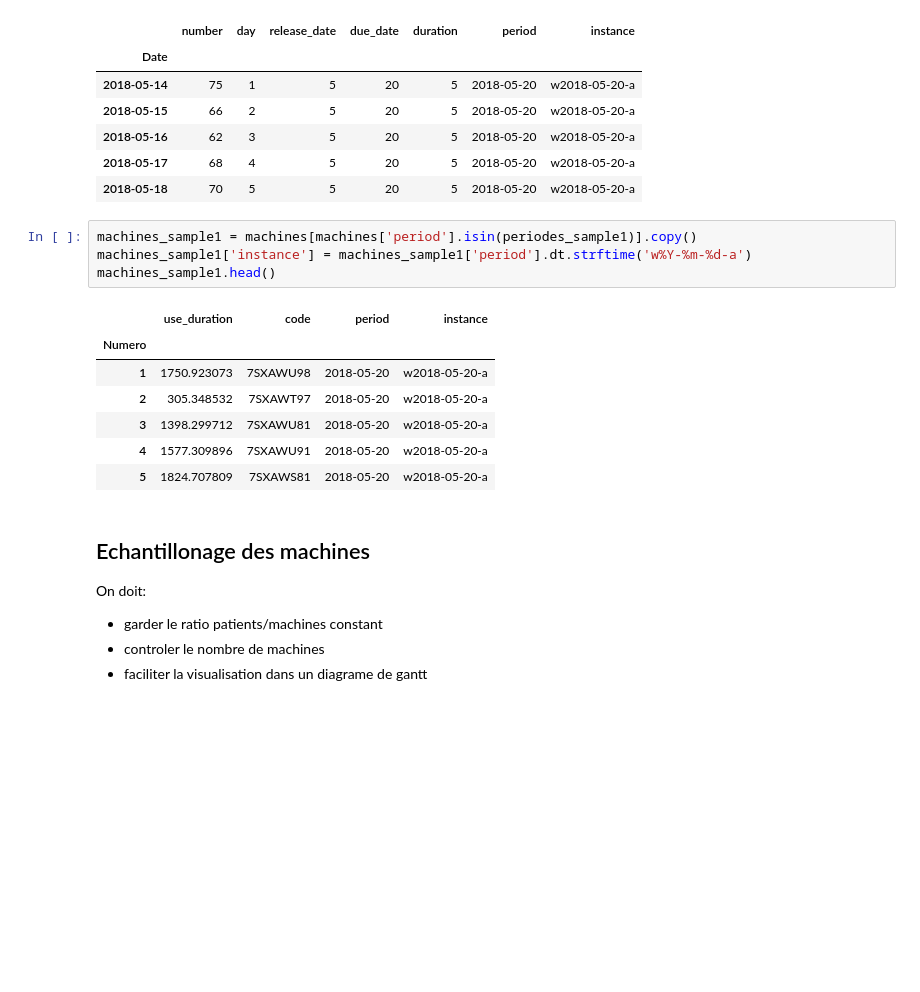
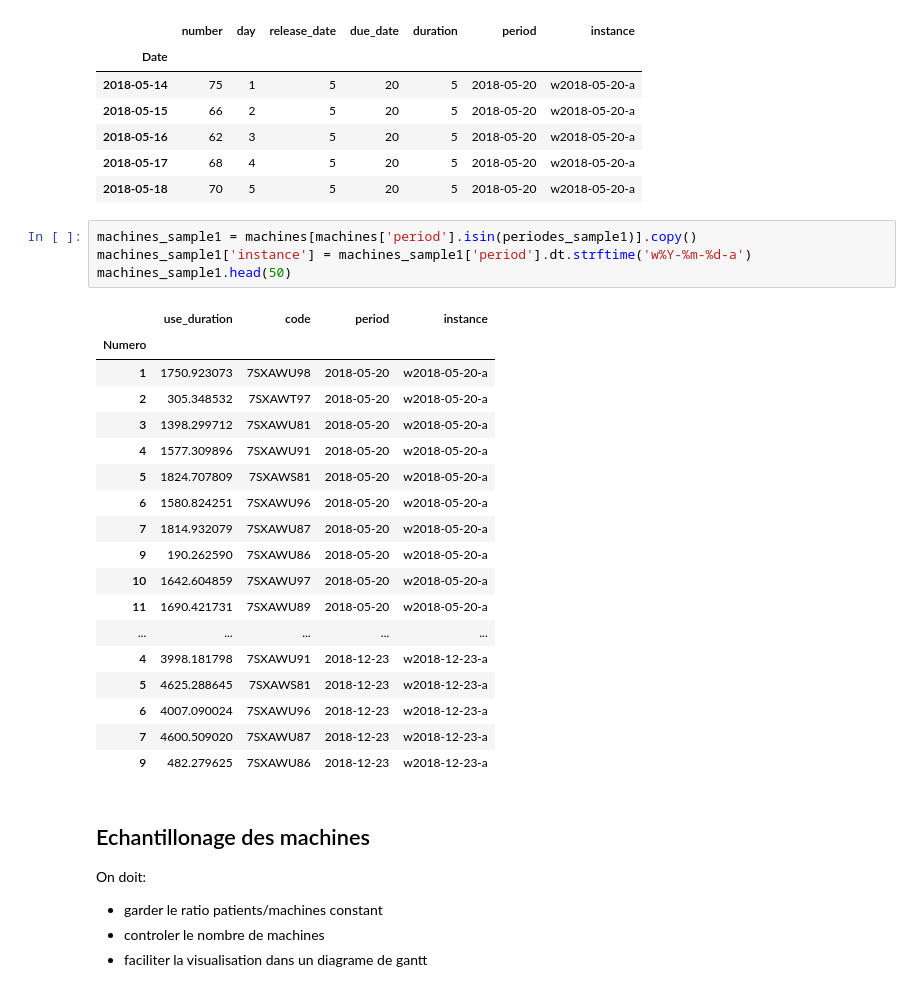
Before and after one commit to MalcomChumchouaPenda/rcemp-dial, a Jupyter notebook: notebooks/benchmarking_HGD.ipynb, the cells around one changed output. Saved outputs shown, nothing was run; the diff lists cells and outputs as text; blank space fills up the shorter version.

```diff
--- a/notebooks/benchmarking_HGD.ipynb
+++ b/notebooks/benchmarking_HGD.ipynb
@@ -426,15 +426,26 @@ patients_sample1.head()
 # %%
 machines_sample1 = machines[machines['period'].isin(periodes_sample1)].copy()
 machines_sample1['instance'] = machines_sample1['period'].dt.strftime('w%Y-%m-%d-a')
-machines_sample1.head()
+machines_sample1.head(50)
 # %% [output]
 |  | use_duration | code | period | instance |
 | Numero |  |  |  |  |
 | 1 | 1750.923073 | 7SXAWU98 | 2018-05-20 | w2018-05-20-a |
 | 2 | 305.348532 | 7SXAWT97 | 2018-05-20 | w2018-05-20-a |
 | 3 | 1398.299712 | 7SXAWU81 | 2018-05-20 | w2018-05-20-a |
 | 4 | 1577.309896 | 7SXAWU91 | 2018-05-20 | w2018-05-20-a |
 | 5 | 1824.707809 | 7SXAWS81 | 2018-05-20 | w2018-05-20-a |
+| 6 | 1580.824251 | 7SXAWU96 | 2018-05-20 | w2018-05-20-a |
+| 7 | 1814.932079 | 7SXAWU87 | 2018-05-20 | w2018-05-20-a |
+| 9 | 190.262590 | 7SXAWU86 | 2018-05-20 | w2018-05-20-a |
+| 10 | 1642.604859 | 7SXAWU97 | 2018-05-20 | w2018-05-20-a |
+| 11 | 1690.421731 | 7SXAWU89 | 2018-05-20 | w2018-05-20-a |
+| ... | ... | ... | ... | ... |
+| 4 | 3998.181798 | 7SXAWU91 | 2018-12-23 | w2018-12-23-a |
+| 5 | 4625.288645 | 7SXAWS81 | 2018-12-23 | w2018-12-23-a |
+| 6 | 4007.090024 | 7SXAWU96 | 2018-12-23 | w2018-12-23-a |
+| 7 | 4600.509020 | 7SXAWU87 | 2018-12-23 | w2018-12-23-a |
+| 9 | 482.279625 | 7SXAWU86 | 2018-12-23 | w2018-12-23-a |
 # %% [markdown]
 ## Echantillonage des machines
 On doit:
```
Also changed, not shown: parts of 1 cell of this notebook, 6 other files.
